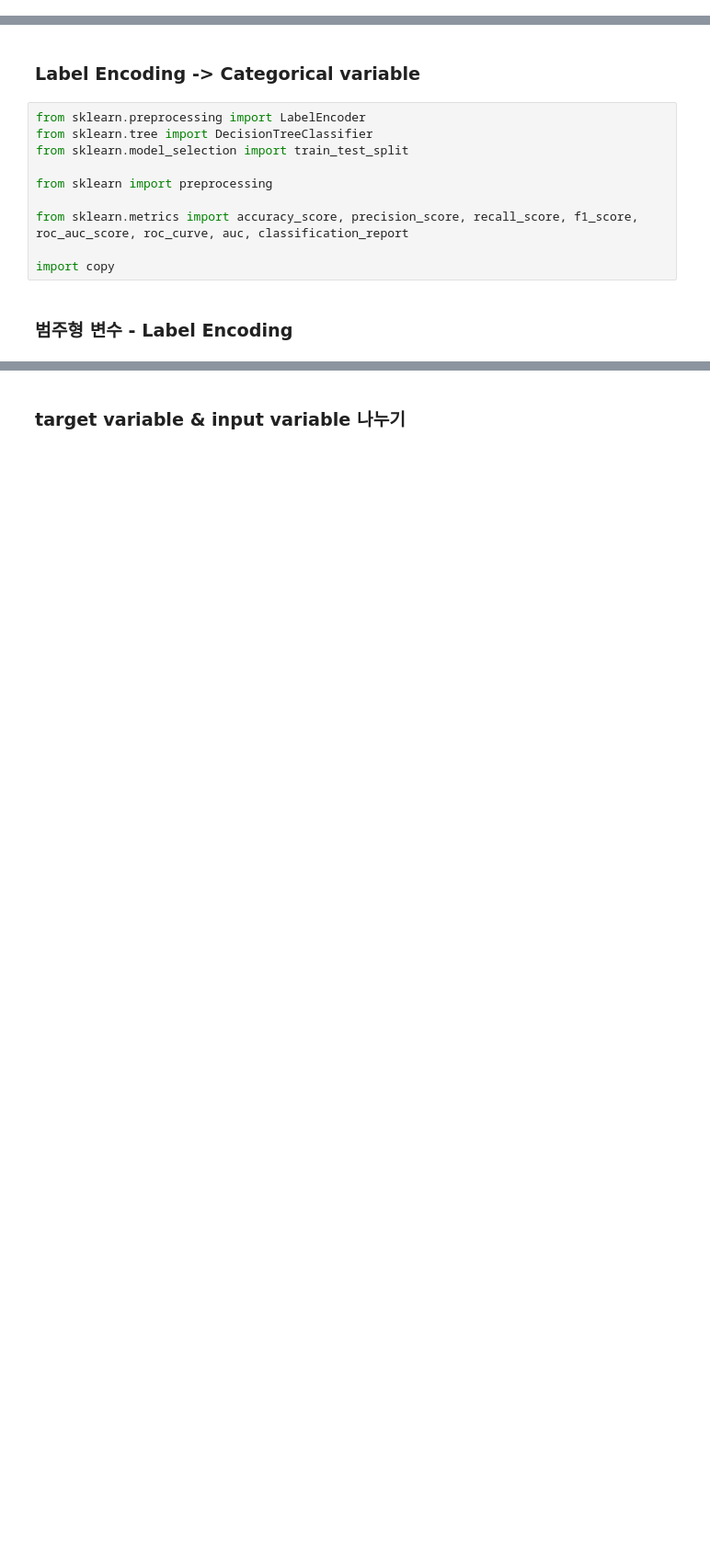
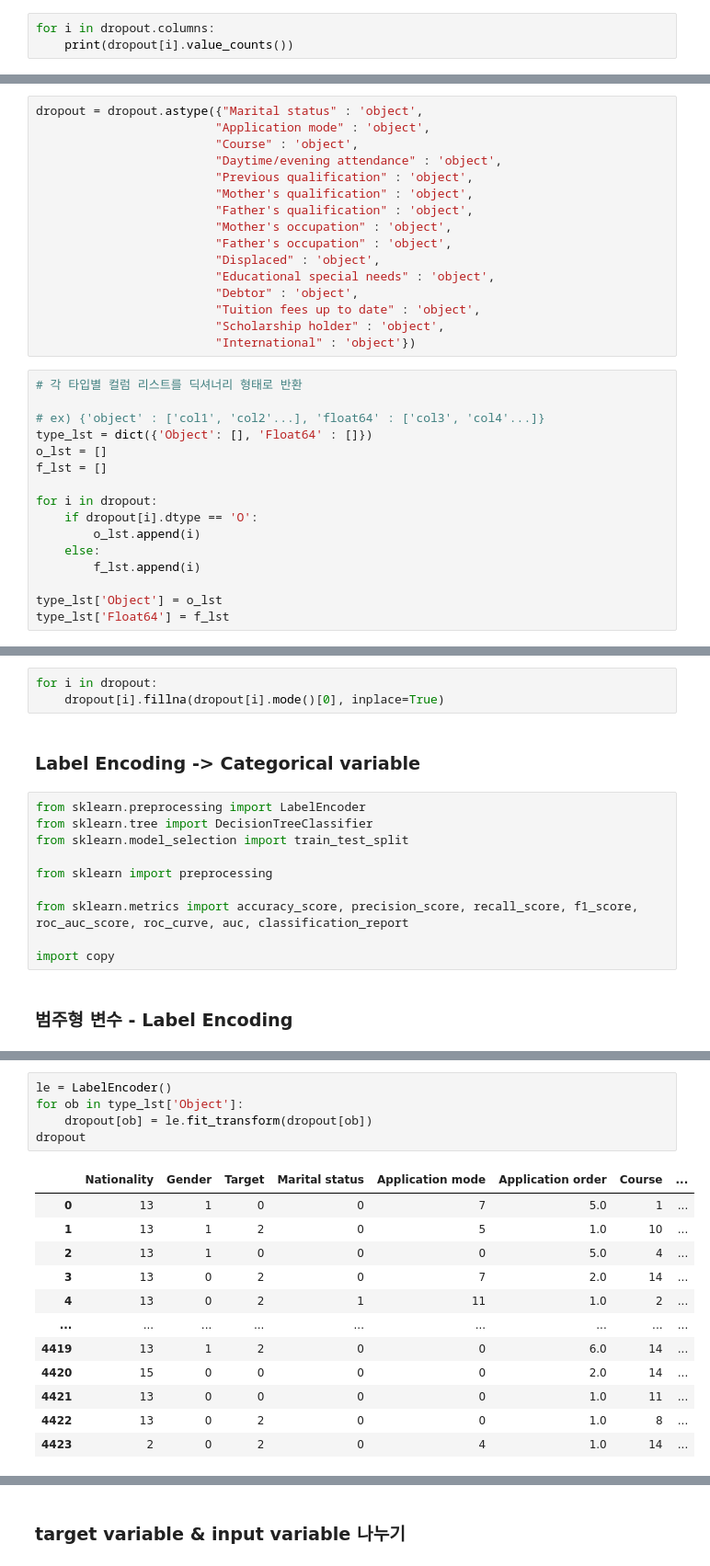
Before and after one commit to lhshs/Genia, a Jupyter notebook: Study/chapter 1. 실습용 코드.ipynb, the cells around one changed output, grey strips where cells are left out. Shown at 92% size. Drawn from its saved outputs; the diff is of its cells as text; blank space fills up the shorter version.

```diff
--- a/Study/chapter 1. 실습용 코드.ipynb
+++ b/Study/chapter 1. 실습용 코드.ipynb
@@ -963,6 +572,9 @@ pivot_df = pd.DataFrame()
 ## 결혼 상태에 따른 Target 변수 비율
 # %%
 # 그래프 그리기
+# %%
+for i in dropout.columns:
+    print(dropout[i].value_counts())
 # %% [markdown]
 ### 결혼 상태에 따른 Target 변수 비율 구하기 -> plotly 라이브러리 사용
 # %%
@@ -1157,0 +824,32 @@ academic_data = dropout_remove[['Curricular units 1st sem (credited)',
+# %%
+dropout = dropout.astype({"Marital status" : 'object',
+                         "Application mode" : 'object',
+                         "Course" : 'object',
+                         "Daytime/evening attendance" : 'object',
+                         "Previous qualification" : 'object',
+                         "Mother's qualification" : 'object',
+                         "Father's qualification" : 'object',
+                         "Mother's occupation" : 'object',
+                         "Father's occupation" : 'object',
+                         "Displaced" : 'object',
+                         "Educational special needs" : 'object',
+                         "Debtor" : 'object',
+                         "Tuition fees up to date" : 'object',
+                         "Scholarship holder" : 'object',
+                         "International" : 'object'})
+# %%
+# 각 타입별 컬럼 리스트를 딕셔너리 형태로 반환
+
+# ex) {'object' : ['col1', 'col2'...], 'float64' : ['col3', 'col4'...]}
+type_lst = dict({'Object': [], 'Float64' : []})
+o_lst = []
+f_lst = []
+
+for i in dropout:
+    if dropout[i].dtype == 'O':
+        o_lst.append(i)
+    else:
+        f_lst.append(i)
+
+type_lst['Object'] = o_lst
+type_lst['Float64'] = f_lst
@@ -1158,3 +872,6 @@ academic_data = dropout_remove[['Curricular units 1st sem (credited)',
+# %%
+for i in dropout:
+    dropout[i].fillna(dropout[i].mode()[0], inplace=True)
 # %% [markdown]
 ### Label Encoding -> Categorical variable
 # %%
@@ -1171,0 +910,18 @@ import copy
+# %%
+le = LabelEncoder()
+for ob in type_lst['Object']:
+    dropout[ob] = le.fit_transform(dropout[ob])
+dropout
+# %% [output]
+|  | Nationality | Gender | Target | Marital status | Application mode | Application order | Course | ... |
+| 0 | 13 | 1 | 0 | 0 | 7 | 5.0 | 1 | ... |
+| 1 | 13 | 1 | 2 | 0 | 5 | 1.0 | 10 | ... |
+| 2 | 13 | 1 | 0 | 0 | 0 | 5.0 | 4 | ... |
+| 3 | 13 | 0 | 2 | 0 | 7 | 2.0 | 14 | ... |
+| 4 | 13 | 0 | 2 | 1 | 11 | 1.0 | 2 | ... |
+| ... | ... | ... | ... | ... | ... | ... | ... | ... |
+| 4419 | 13 | 1 | 2 | 0 | 0 | 6.0 | 14 | ... |
+| 4420 | 15 | 0 | 0 | 0 | 0 | 2.0 | 14 | ... |
+| 4421 | 13 | 0 | 0 | 0 | 0 | 1.0 | 11 | ... |
+| 4422 | 13 | 0 | 2 | 0 | 0 | 1.0 | 8 | ... |
+| 4423 | 2 | 0 | 2 | 0 | 4 | 1.0 | 14 | ... |
```
Also changed, not shown: parts of 72 cells of this notebook, 1 other file.
